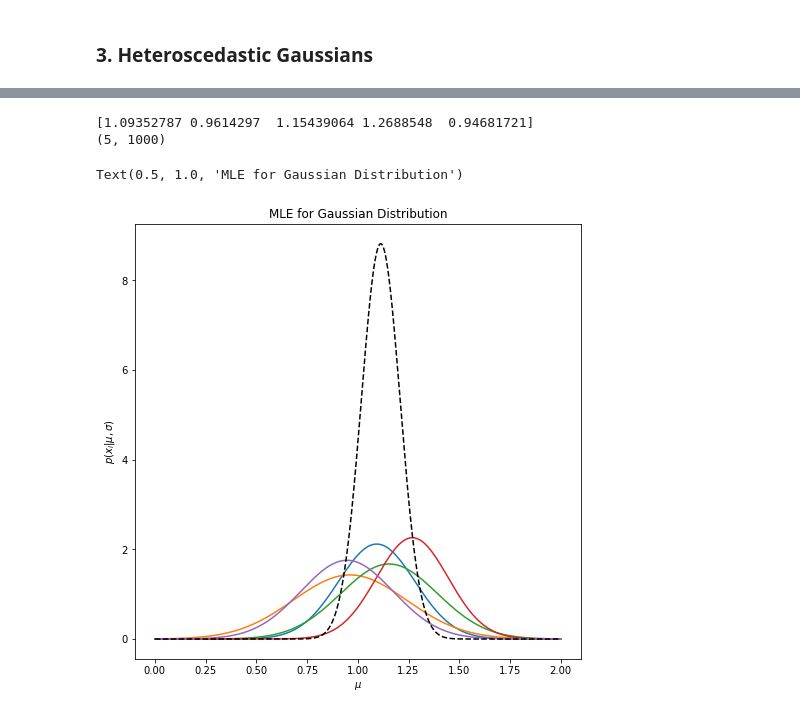
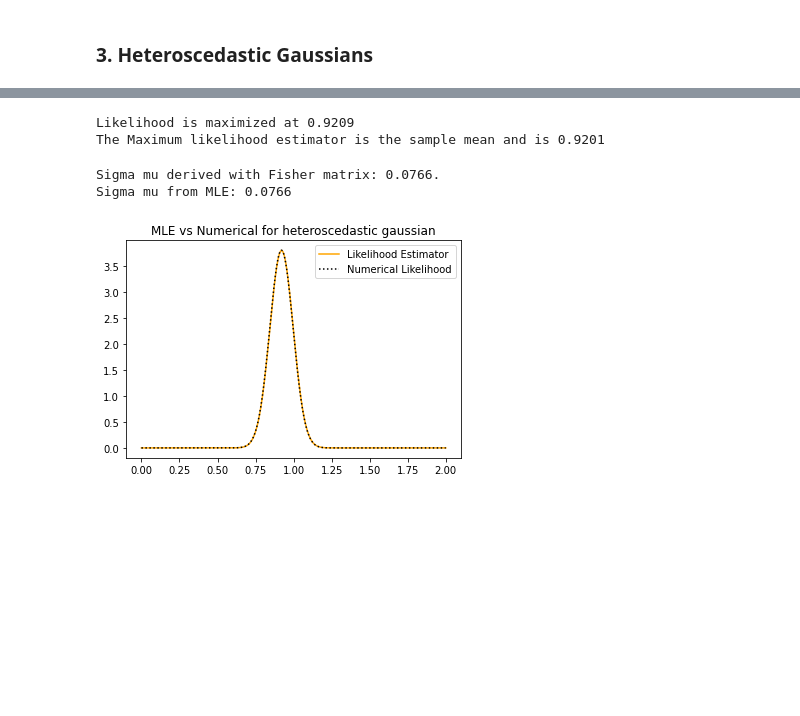
Before and after one commit to olli-e-benji/Astrostatistics-and-Machine-Learning-2023, a Jupyter notebook: working/L05_QuasarPosition.ipynb, the cells around one changed output, grey strips where cells are left out. Saved outputs shown, nothing was run; the diff lists cells and outputs as text; code cells hidden in the pictures; blank space fills up the shorter version.

```diff
--- a/working/L05_QuasarPosition.ipynb
+++ b/working/L05_QuasarPosition.ipynb
@@ -92,35 +98,43 @@ plt.show()
-# %%
-N = 5
-mu = 1
-sigma = norm(0.2,0.05).rvs(N)
-np.random.seed(42) # If you don't understand why 42, take a crash course in pop culture!
-sample = np.concatenate([norm(mu,s).rvs(1) for s in sigma])
-print(sample)
-
-xgrid = np.linspace(0,2,1000)
-
-
-Ls = np.array([norm.pdf(xgrid,loc=s,scale=ss) for s,ss in zip(sample,sigma)])
-
-print(Ls.shape)
-
-L = np.prod(Ls,axis=0)
-
-fig, ax = plt.subplots(figsize=(8, 8))
-
-
-for thisL in Ls:
-    plt.plot(xgrid, thisL, ls='-')
-
-plt.plot(xgrid, L, ls='--', c='black', label=r'$L(\{x\})$')
-
-#plt.xlim(0.2, 1.8)
-#plt.ylim(0, 8.0)
-plt.xlabel('$\mu$') #Leave out or adjust if no latex
-plt.ylabel(r'$p(x_i|\mu,\sigma)$') #Leave out or adjust if no latex
-plt.title('MLE for Gaussian Distribution')
-# %% [output]
-[1.09352787 0.9614297  1.15439064 1.2688548  0.94681721]
-(5, 1000)
-Text(0.5, 1.0, 'MLE for Gaussian Distribution')
-[figure, removed]
+# %%
+sorted = np.argsort(likelihood)
+
+#Likelihood is maximized at the last (-1) index, while is minimized at the first (0)
+MLx = x_axis[sorted[-1]]
+
+#Since gaussians have heteroschedastic errors the average needs to be weighted on single sigmas
+sample_mean = np.average(positions, weights=1/sigma_heteroscedastic**2)
+
+print('Likelihood is maximized at {:.4f}'.format(MLx))
+print('The Maximum likelihood estimator is the sample mean and is {:.4f}'.format(sample_mean))
+# %% [output]
+Likelihood is maximized at 0.9209
+The Maximum likelihood estimator is the sample mean and is 0.9201
+# %%
+log_likelihood = np.log(likelihood)
+II_derivative = np.diff(np.diff(log_likelihood))
+
+#Delta_theta == Resolution on the x axis
+delta_theta = x_axis[1] - x_axis[0]
+
+fisher_matrix = (-1) * (II_derivative/(delta_theta**2))
+sigma_mu_fisher = np.mean(fisher_matrix**(-0.5))
+
+#For heteroscedastic measurements the MLE for sigma mu is
+sigma_mu_heteroscedastic = np.sum(sigma_heteroscedastic**(-2))**(-0.5)
+
+likelihood_estimator = norm(MLx, sigma_mu_fisher)
+
+#Eyeballing the normalization constant
+normalization = 0.73
+
+print('Sigma mu derived with Fisher matrix: {:.4f}.\nSigma mu from MLE: {:.4f}'.format(sigma_mu_fisher, sigma_mu_heteroscedastic))
+
+plt.title('MLE vs Numerical for heteroscedastic gaussian')
+plt.plot(x_axis, normalization*likelihood_estimator.pdf(x_axis), c='orange', label='Likelihood Estimator')
+plt.plot(x_axis, likelihood, c='black', ls=':', label='Numerical Likelihood')
+plt.legend()
+plt.show()
+# %% [output]
+Sigma mu derived with Fisher matrix: 0.0766.
+Sigma mu from MLE: 0.0766
+[figure, added]
```
Also changed, not shown: parts of 8 cells of this notebook.
